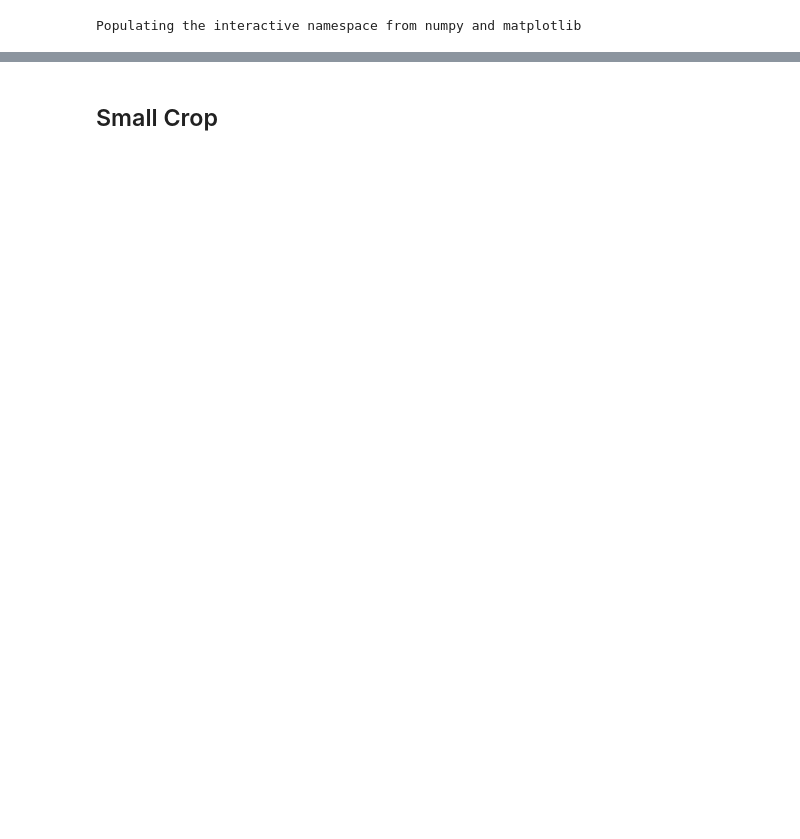
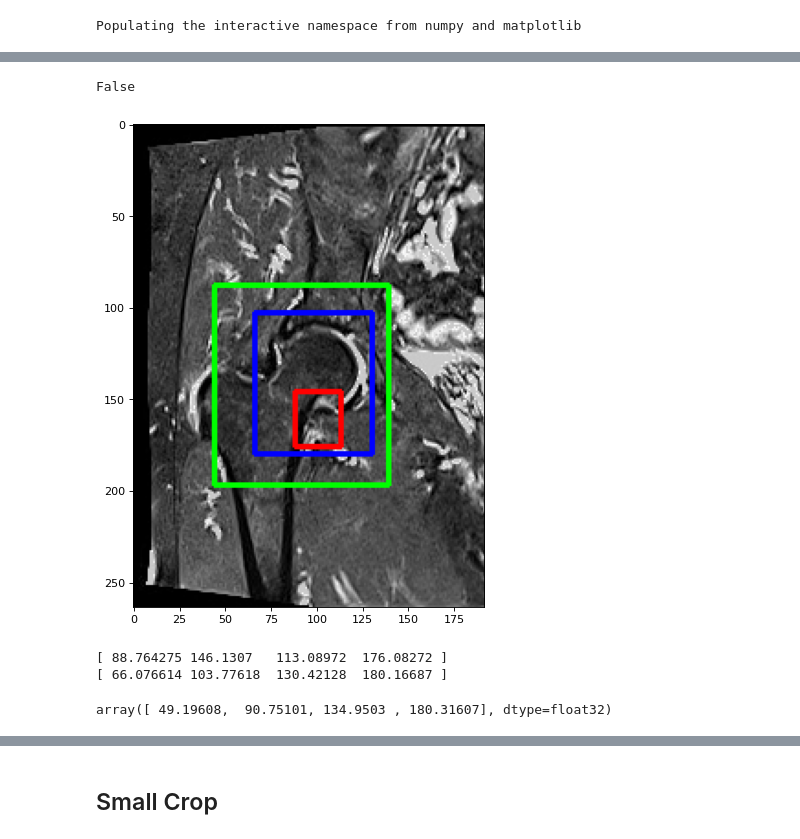
Before and after one commit to maloq/Hips_MRI, a Jupyter notebook: make_detector.ipynb, the cells around one changed output, grey strips where cells are left out. Drawn from its saved outputs; the diff is of its cells as text; code cells hidden in the pictures; blank space fills up the shorter version.

```diff
--- a/make_detector.ipynb
+++ b/make_detector.ipynb
@@ -167,0 +268,48 @@ for d in random.sample(dataset_dicts, 1):
+# %%
+def if_small(box, image):
+
+    startX, startY, endX, endY = box
+
+    s_box = (endX - startX )* (endY - startY)
+    s_image = image.shape[0] * image.shape[1]
+    if s_box/s_image > 0.1:
+        return True
+    else:
+        return False
+# %%
+color = (255, 0, 0)
+t_color = (0, 255, 0)
+s_color = (0, 0, 255)
+
+thickness = 2
+dataset_dicts = dataset_val
+
+for d in random.sample(dataset_dicts, 1):
+    im = cv2.imread(d["file_name"])
+    outputs = predictor(im)
+    pred_boxes = outputs["instances"].to("cpu").pred_boxes[0].tensor.numpy()[0]
+    pred_boxes2 = outputs["instances"].to("cpu").pred_boxes[1].tensor.numpy()[0]
+
+    true_boxes = d['annotations'][0]['bbox']
+
+    print(if_small(pred_boxes, im))
+    image = cv2.rectangle(im,  (int(pred_boxes[0]), int(pred_boxes[1])) , (int(pred_boxes[2]),int(pred_boxes[3])),  color, thickness)
+
+    image = cv2.rectangle(im,  (int(pred_boxes2[0]), int(pred_boxes2[1])) , (int(pred_boxes2[2]),int(pred_boxes2[3])),  s_color, thickness)
+
+    image = cv2.rectangle(image,  (int(true_boxes[0]), int(true_boxes[1])) , (int(true_boxes[2]),int(true_boxes[3])),  t_color, thickness)
+    figure(figsize=(8, 8), dpi=80)
+    imgplot = plt.imshow(image)
+    plt.show()
+
+    print(pred_boxes)
+    print(pred_boxes2)
+# %% [output]
+False
+[figure, added]
+[ 88.764275 146.1307   113.08972  176.08272 ]
+[ 66.076614 103.77618  130.42128  180.16687 ]
+# %%
+pred_boxes
+# %% [output]
+array([ 49.19608,  90.75101, 134.9503 , 180.31607], dtype=float32)
```
Also changed, not shown: parts of 25 cells of this notebook, 17 other files.
